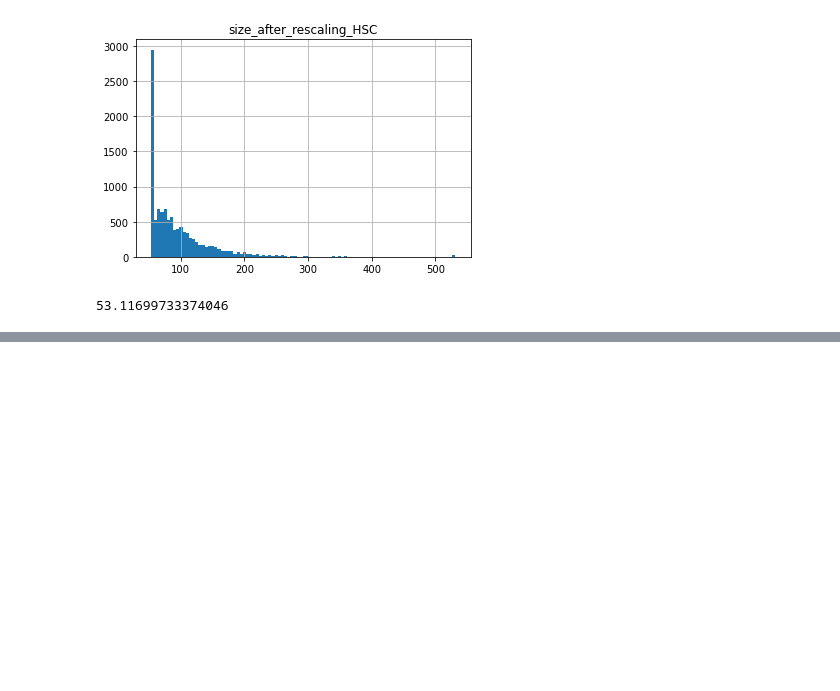
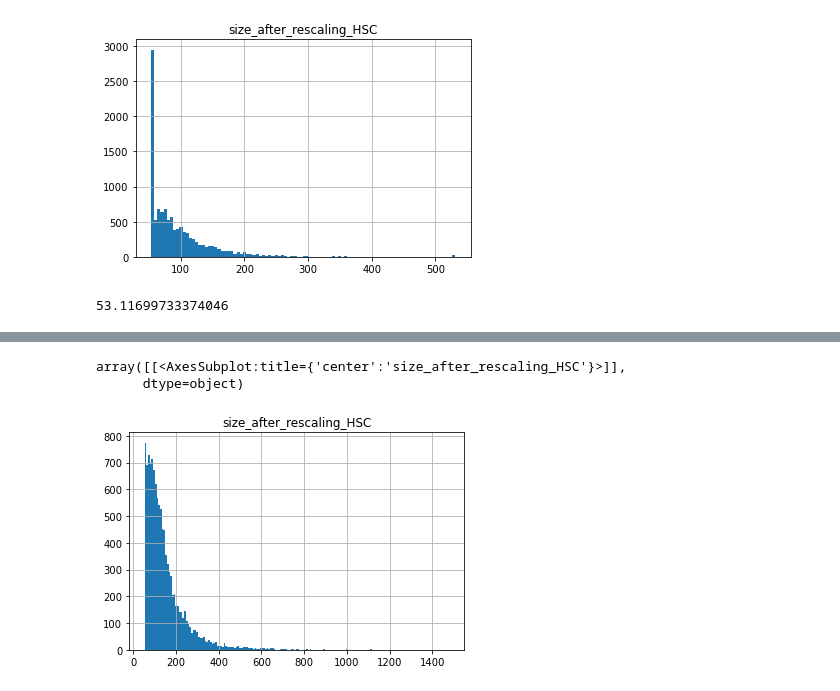
Before and after one commit to astroinfo-hacks/2023-imgen-diffusion, a Jupyter notebook: transformations/find_image_sizes_after_rescaling.ipynb, the cells around one changed output, grey strips where cells are left out. Drawn from its saved outputs; the diff is of its cells as text; code cells hidden in the pictures; blank space fills up the shorter version.

Commit message:
update ipynb notebook (transformations/find_image_sizes_after_rescaling.ipynb)

```diff
--- a/transformations/find_image_sizes_after_rescaling.ipynb
+++ b/transformations/find_image_sizes_after_rescaling.ipynb
@@ -77,0 +102,6 @@ df['size_after_rescaling_HSC'].min()
+# %%
+df.hist('size_after_rescaling_HSC', bins = 'auto')
+# %% [output]
+array([[<AxesSubplot:title={'center':'size_after_rescaling_HSC'}>]],
+      dtype=object)
+[figure, added]
```
Also changed, not shown: parts of 5 cells of this notebook.
